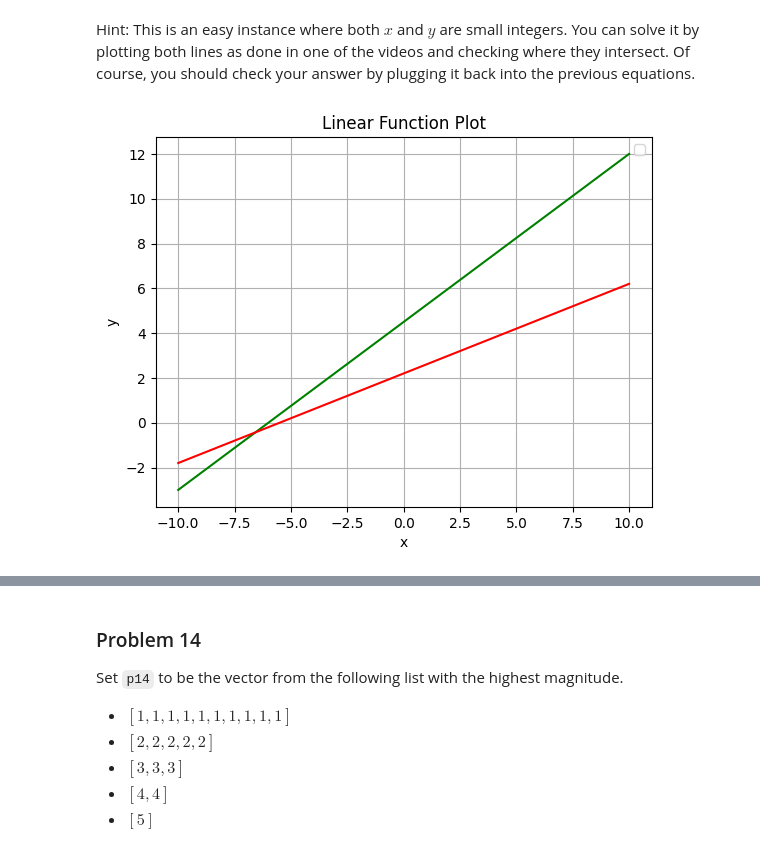
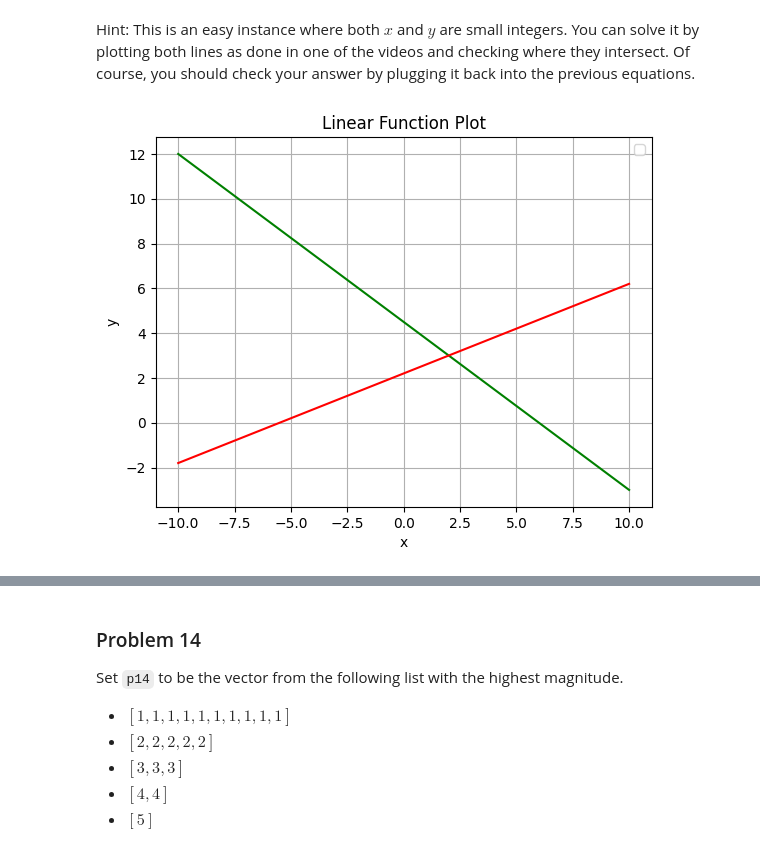
Before and after one commit to Haleymussary00/dx601-homework-08, a Jupyter notebook: homework.ipynb, the cells around one changed output, grey strips where cells are left out. Cells and saved outputs as stored; diff of their text form; code cells hidden in the pictures.

```diff
--- a/homework.ipynb
+++ b/homework.ipynb
@@ -319,24 +319,24 @@ Of course, you should check your answer by plugging it back into the previous eq
 # %%
 x = np.linspace(-10, 10, 100)
 
 # 2. Define your formula
-y1 = (3/4)*x + (4.5)
+y1 = -(3/4)*x + (4.5)
 y2 = (2/5)*x + (11/5)
 
 plt.plot(x, y1, color='green')
 plt.plot(x, y2, color='red')
 
 # 4. Add labels and title
 plt.xlabel('x')
 plt.ylabel('y')
 plt.title('Linear Function Plot')
 plt.legend()
 
 # 5. Show the plot
 plt.grid(True)
 plt.show()
 # %% [output]
-[figure, old version]
+[figure, new version]
 # %%
 # YOUR CHANGES HERE
 
```
Also changed, not shown: parts of 2 cells of this notebook.
